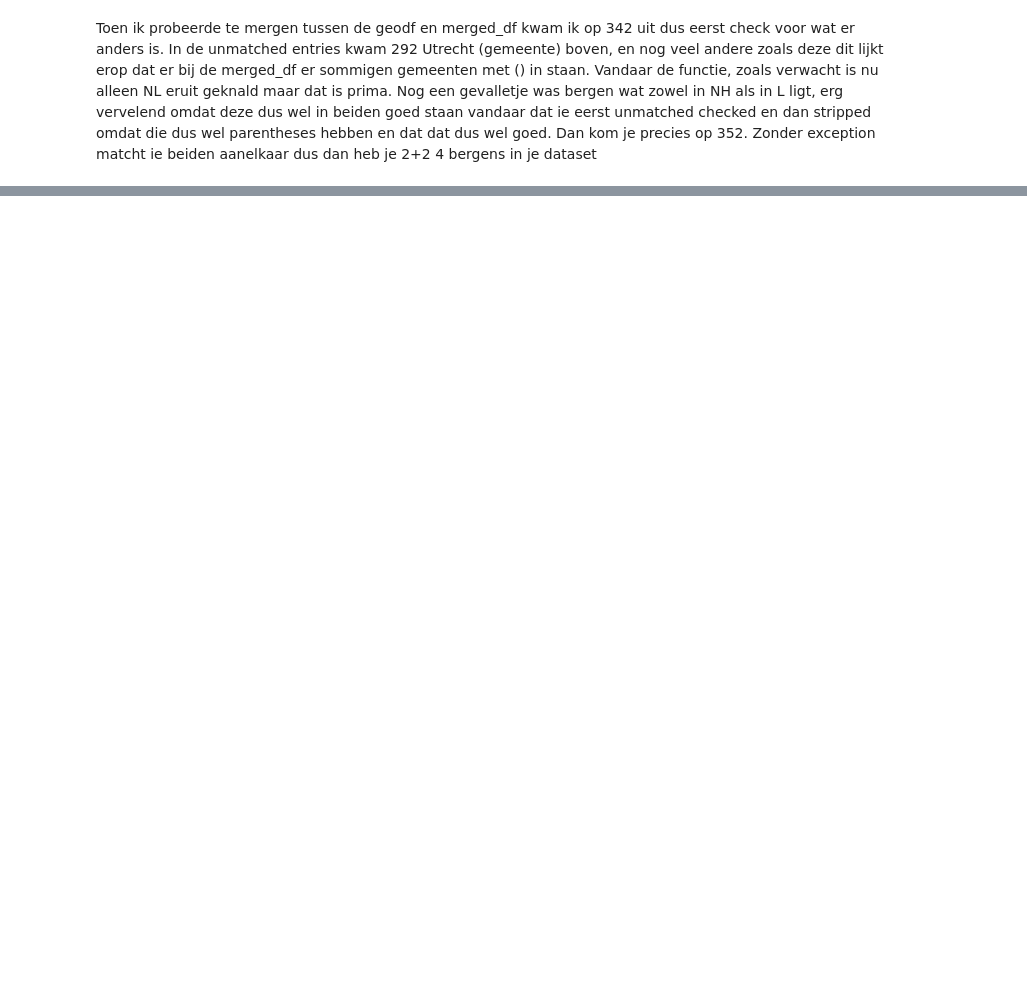
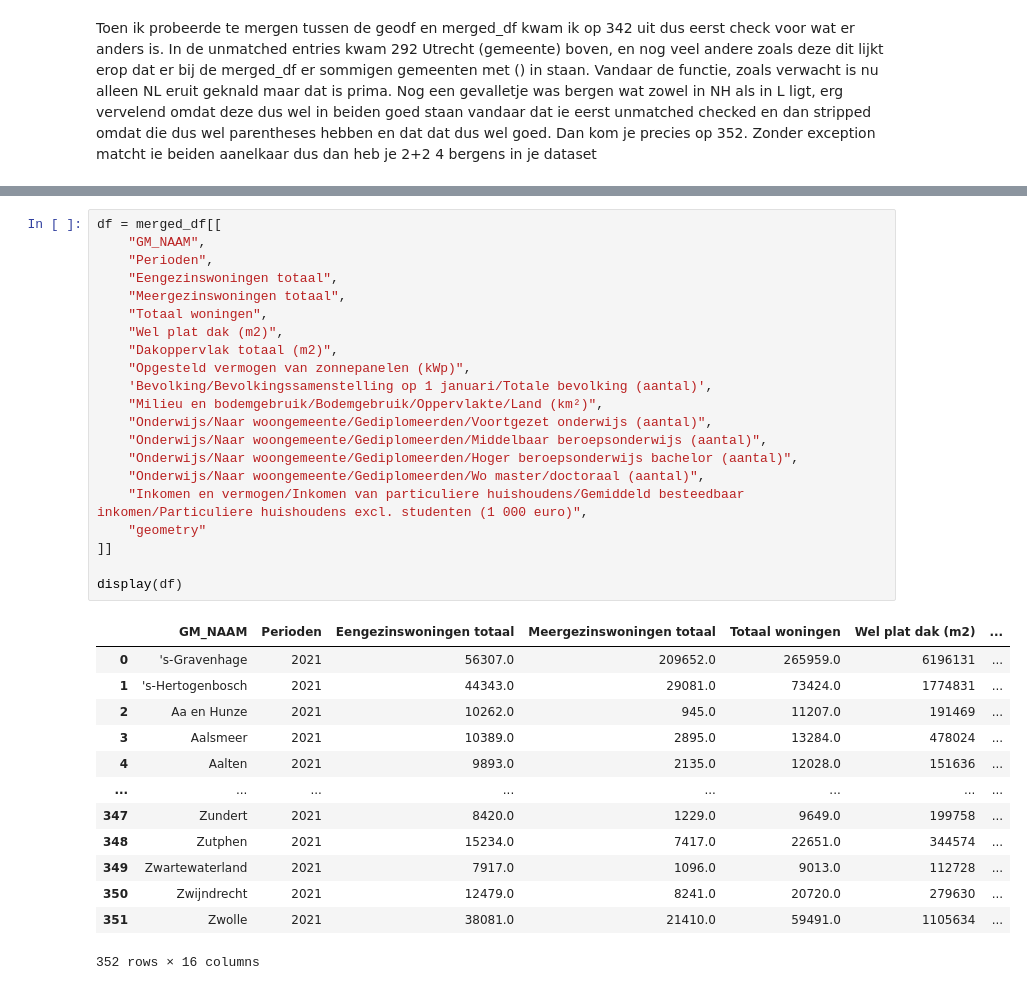
Before and after one commit to juliusj03/Spatial-data-science-solar, a Jupyter notebook: solar.ipynb, the cells around one changed output, grey strips where cells are left out. Cells and saved outputs as stored; diff of their text form; blank space fills up the shorter version.

```diff
--- a/solar.ipynb
+++ b/solar.ipynb
@@ -415,0 +424,35 @@ Unmatched entries after stripping parentheses:
+# %%
+df = merged_df[[
+    "GM_NAAM",
+    "Perioden",
+    "Eengezinswoningen totaal",
+    "Meergezinswoningen totaal",
+    "Totaal woningen",
+    "Wel plat dak (m2)",
+    "Dakoppervlak totaal (m2)",
+    "Opgesteld vermogen van zonnepanelen (kWp)",
+    'Bevolking/Bevolkingssamenstelling op 1 januari/Totale bevolking (aantal)',
+    "Milieu en bodemgebruik/Bodemgebruik/Oppervlakte/Land (km²)",
+    "Onderwijs/Naar woongemeente/Gediplomeerden/Voortgezet onderwijs (aantal)",
+    "Onderwijs/Naar woongemeente/Gediplomeerden/Middelbaar beroepsonderwijs (aantal)",
+    "Onderwijs/Naar woongemeente/Gediplomeerden/Hoger beroepsonderwijs bachelor (aantal)",
+    "Onderwijs/Naar woongemeente/Gediplomeerden/Wo master/doctoraal (aantal)",
+    "Inkomen en vermogen/Inkomen van particuliere huishoudens/Gemiddeld besteedbaar inkomen/Particuliere huishoudens excl. studenten (1 000 euro)",
+    "geometry"
+]]
+
+display(df)
+# %% [output]
+|  | GM_NAAM | Perioden | Eengezinswoningen totaal | Meergezinswoningen totaal | Totaal woningen | Wel plat dak (m2) | ... |
+| 0 | 's-Gravenhage | 2021 | 56307.0 | 209652.0 | 265959.0 | 6196131 | ... |
+| 1 | 's-Hertogenbosch | 2021 | 44343.0 | 29081.0 | 73424.0 | 1774831 | ... |
+| 2 | Aa en Hunze | 2021 | 10262.0 | 945.0 | 11207.0 | 191469 | ... |
+| 3 | Aalsmeer | 2021 | 10389.0 | 2895.0 | 13284.0 | 478024 | ... |
+| 4 | Aalten | 2021 | 9893.0 | 2135.0 | 12028.0 | 151636 | ... |
+| ... | ... | ... | ... | ... | ... | ... | ... |
+| 347 | Zundert | 2021 | 8420.0 | 1229.0 | 9649.0 | 199758 | ... |
+| 348 | Zutphen | 2021 | 15234.0 | 7417.0 | 22651.0 | 344574 | ... |
+| 349 | Zwartewaterland | 2021 | 7917.0 | 1096.0 | 9013.0 | 112728 | ... |
+| 350 | Zwijndrecht | 2021 | 12479.0 | 8241.0 | 20720.0 | 279630 | ... |
+| 351 | Zwolle | 2021 | 38081.0 | 21410.0 | 59491.0 | 1105634 | ... |
+352 rows × 16 columns
```
Also changed, not shown: parts of 18 cells of this notebook, 2 other files.
